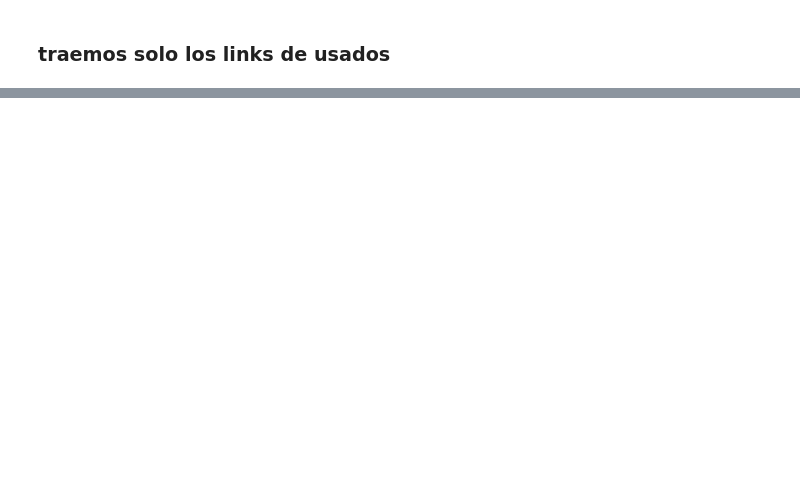
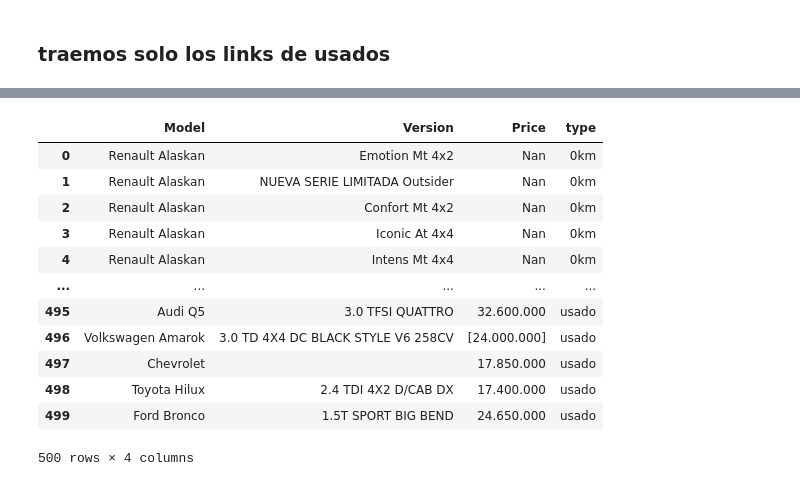
Before and after one commit to matiasfeliu92/jupyter_data, a Jupyter notebook: ETL/carone_data_ETL.ipynb, the cells around one changed output, grey strips where cells are left out. Saved outputs shown, nothing was run; the diff lists cells and outputs as text; code cells hidden in the pictures; blank space fills up the shorter version.

```diff
--- a/ETL/carone_data_ETL.ipynb
+++ b/ETL/carone_data_ETL.ipynb
@@ -332,7 +342,21 @@ df_usados_models_description
 # %%
-# df_all_model_description = pd.concat([df_okm_models_description, df_usados_models_description], ignore_index=True)
-# # df_all_model_description[df_all_model_description['type'] == '0km']
-# df_all_model_description
+df_all_model_description = pd.concat([df_okm_models_description, df_usados_models_description], ignore_index=True)
+# df_all_model_description[df_all_model_description['type'] == '0km']
+df_all_model_description
+# %% [output]
+|  | Model | Version | Price | type |
+| 0 | Renault Alaskan | Emotion Mt 4x2 | Nan | 0km |
+| 1 | Renault Alaskan | NUEVA SERIE LIMITADA Outsider | Nan | 0km |
+| 2 | Renault Alaskan | Confort Mt 4x2 | Nan | 0km |
+| 3 | Renault Alaskan | Iconic At 4x4 | Nan | 0km |
+| 4 | Renault Alaskan | Intens Mt 4x4 | Nan | 0km |
+| ... | ... | ... | ... | ... |
+| 495 | Audi Q5 | 3.0 TFSI QUATTRO | 32.600.000 | usado |
+| 496 | Volkswagen Amarok | 3.0 TD 4X4 DC BLACK STYLE V6 258CV | [24.000.000] | usado |
+| 497 | Chevrolet |  | 17.850.000 | usado |
+| 498 | Toyota Hilux | 2.4 TDI 4X2 D/CAB DX | 17.400.000 | usado |
+| 499 | Ford Bronco | 1.5T SPORT BIG BEND | 24.650.000 | usado |
+500 rows × 4 columns
 # %%
 # df_all_models_cars = pd.merge(df_model_links, df_all_model_description, on="type", how="inner")
 # df_all_models_cars
```
Also changed, not shown: parts of 12 cells of this notebook, 1 other file.
